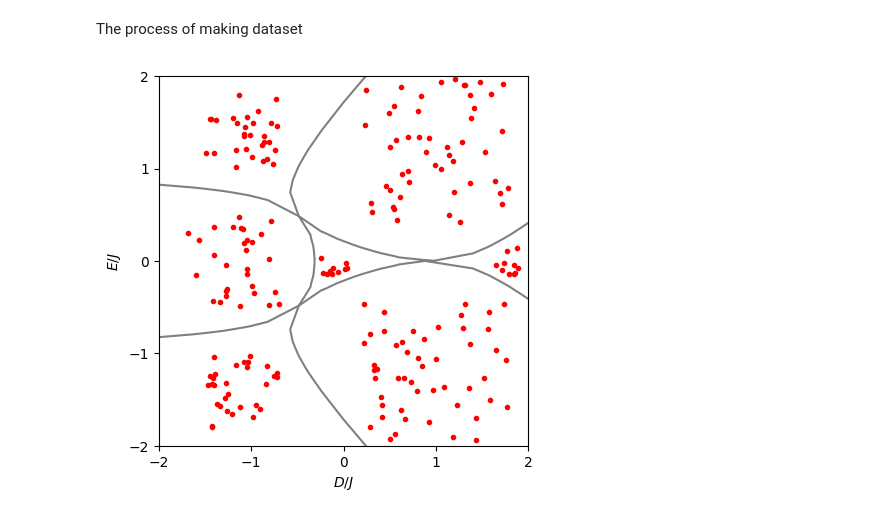
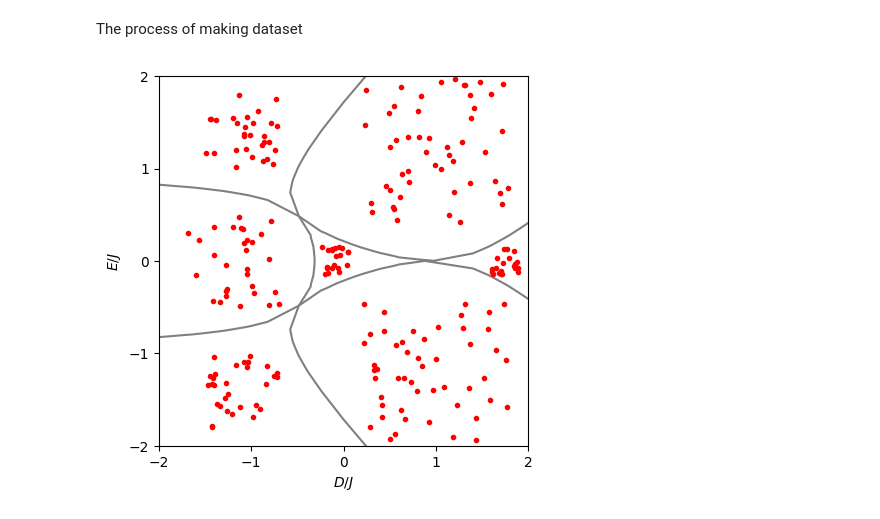
Before and after one commit to mehrankhosrojerdi/4th_project_with_UCL, a Jupyter notebook: recunstruct_phase_diagram.ipynb, the cells around one changed output. Cells and saved outputs as stored; diff of their text form; code cells hidden in the pictures.

```diff
--- a/recunstruct_phase_diagram.ipynb
+++ b/recunstruct_phase_diagram.ipynb
@@ -130,37 +130,37 @@ for i, point in enumerate(phase_points):
     elif i == 1:
         x_list, y_list = get_random_points(num_points=30, x=x, y=y, r=0.4)
         plt.plot(x_list, y_list, '.', color='red')
         data(i, x_list, y_list, num_points=30)
     elif i == 2:
         x_list, y_list = get_random_points(num_points=30, x=x, y=y, r=0.5)
         plt.plot(x_list, y_list, '.', color='red')
         data(i, x_list, y_list, num_points=30)
     elif i == 3:
         x_list, y_list = get_random_points(num_points=50, x=x, y=y, r=0.8)
         plt.plot(x_list, y_list, '.', color='red')
         data(i, x_list, y_list, num_points=50)
     elif i == 4:
         x_list, y_list = get_random_points(num_points=50, x=x, y=y, r=0.8)
         plt.plot(x_list, y_list, '.', color='red')
         data(i, x_list, y_list, num_points=50)
     elif i == 5:
-        x_list, y_list = get_random_points(num_points=10, x=x, y=y, r=0.15)
+        x_list, y_list = get_random_points(num_points=20, x=x, y=y, r=0.15)
         plt.plot(x_list, y_list, '.', color='red')
-        data(i, x_list, y_list, num_points=10)
+        data(i, x_list, y_list, num_points=20)
     elif i == 6:
-        x_list, y_list = get_random_points(num_points=10, x=x, y=y, r=0.15)
+        x_list, y_list = get_random_points(num_points=20, x=x, y=y, r=0.15)
         plt.plot(x_list, y_list, '.', color='red')
-        data(i, x_list, y_list, num_points=10)
+        data(i, x_list, y_list, num_points=20)
 
 
 
 plt.axis('square')
 plt.xlim(-2,2),plt.ylim(-2,2)
 plt.xticks([-2,-1,0,1,2]),plt.yticks([-2,-1,0,1,2])
 plt.xlabel('$D/J$'),plt.ylabel('$E/J$')
 plt.savefig('Original_phase_diagram_with_random_points.png')
 plt.show()
 # %% [output]
-[figure, old version]
+[figure, new version]
 # %%
 pd.DataFrame({'x': feature_x, 'y': feature_y, 'target': target_points}).to_csv('random_train_dataset.csv', index=False)
```
Also changed, not shown: parts of 9 cells of this notebook, 18 other files.
